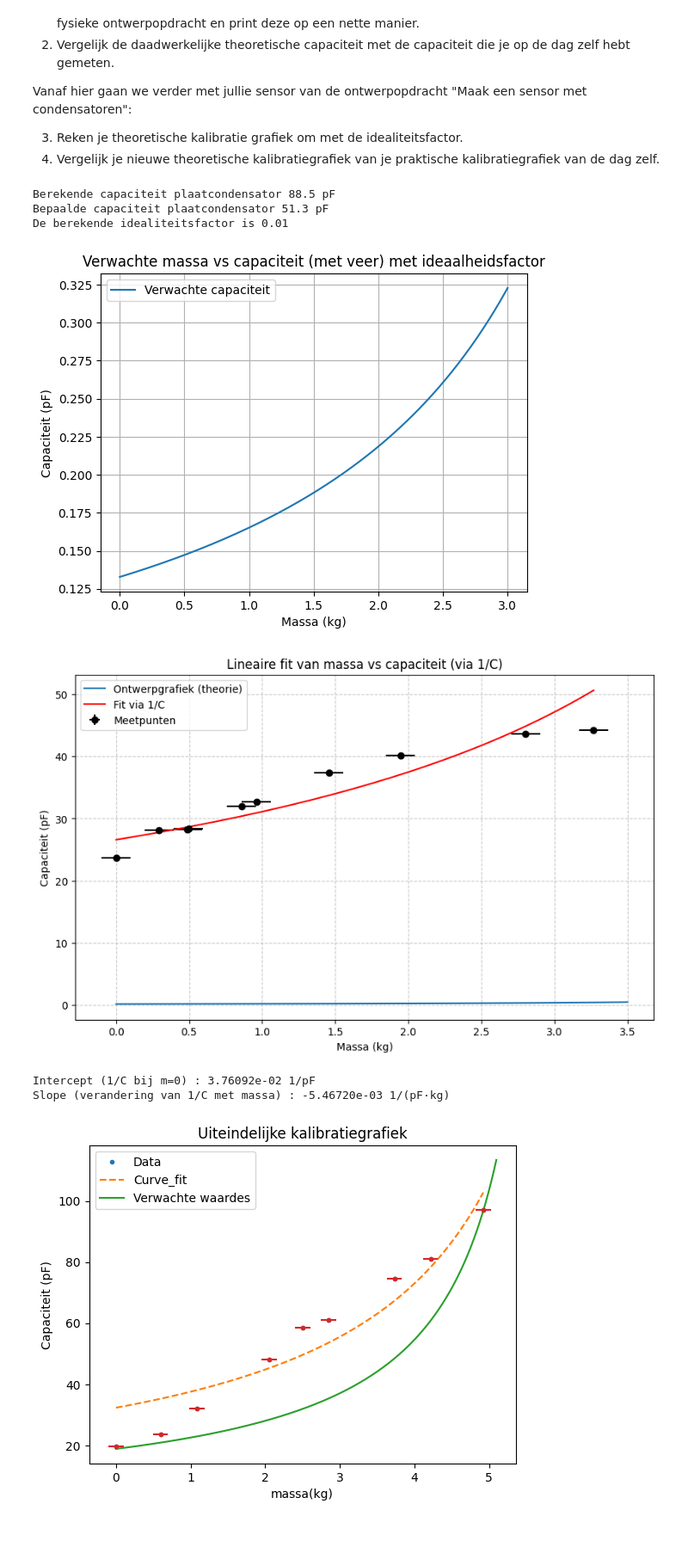
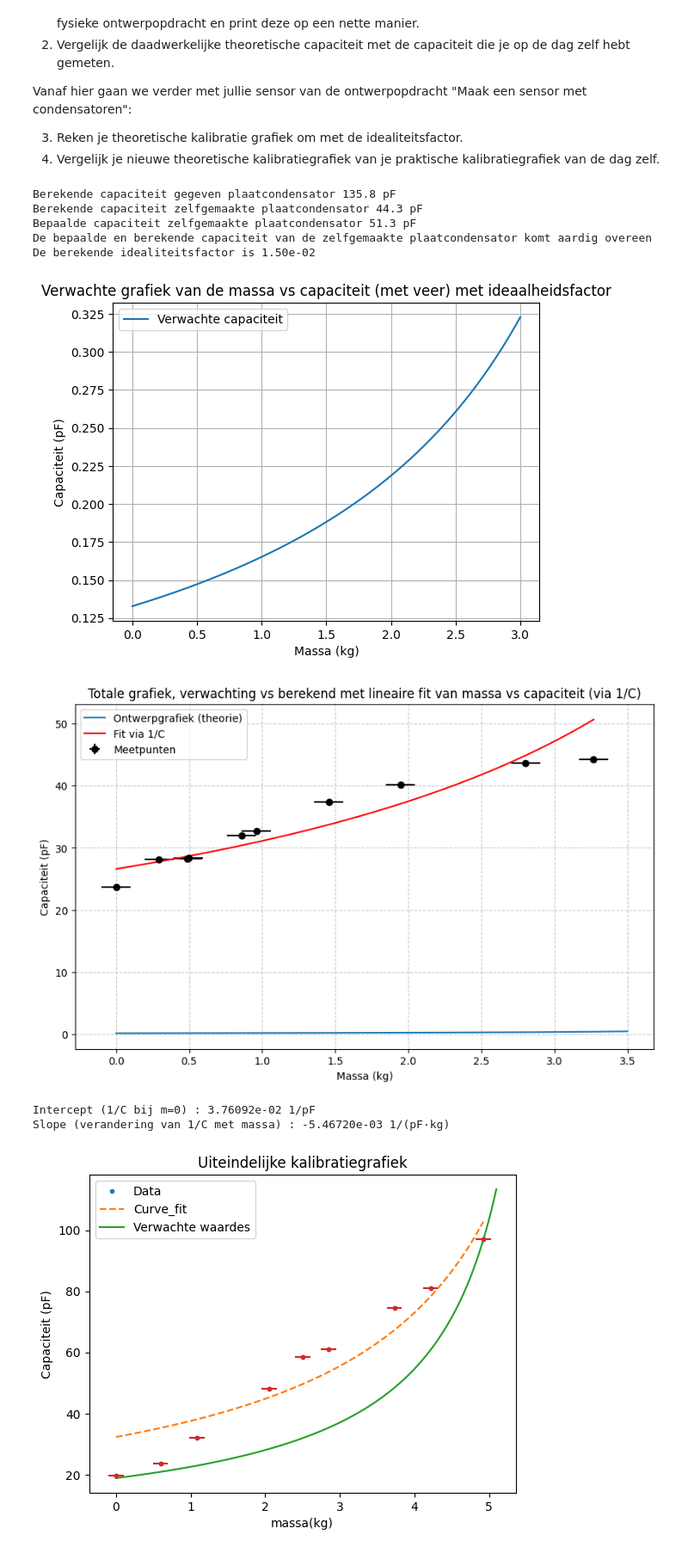
Before and after one commit to daantjebunschoten1-gif/opdrachten-DEF-D, a Jupyter notebook: DigitaleOntwerpopdrachten/1CondensatorOpdracht/CondensatorOntwerpopdracht.ipynb, the cells around one changed output. Shown at 86% size. Saved outputs shown, nothing was run; the diff lists cells and outputs as text; code cells hidden in the pictures.

```diff
--- a/DigitaleOntwerpopdrachten/1CondensatorOpdracht/CondensatorOntwerpopdracht.ipynb
+++ b/DigitaleOntwerpopdrachten/1CondensatorOpdracht/CondensatorOntwerpopdracht.ipynb
@@ -1030,18 +1035,20 @@ def vlakkeplaat(A, d, e_r):
     C = e_r * A / d
     return C
 
-#berekening met condensator en karton, 10*10 cm^2 oppervlak, dikte karton = 0.0015 meter, ongeveer 2.3 keer permivilliteit van het vacuum.
+#berekening met condensator en karton, 10*10 cm^2 oppervlak, dikte karton = 0.0015 meter, karton heeft epsilon_r ongeveer 2.3 keer de permivilliteit van het vacuum.
 
 
-print(f"Berekende capaciteit plaatcondensator {vlakkeplaat(0.01,0.0015,1.5*epsilon*10**12):.1f} pF")
-print(f"Bepaalde capaciteit plaatcondensator 51.3 pF")
+print(f"Berekende capaciteit gegeven plaatcondensator {vlakkeplaat(0.01,0.0015,2.3*epsilon*10**12):.1f} pF")
+print(f"Berekende capaciteit zelfgemaakte plaatcondensator {vlakkeplaat(0.01,0.002,epsilon*10**12):.1f} pF")
+print(f"Bepaalde capaciteit zelfgemaakte plaatcondensator 51.3 pF")
+print(f"De bepaalde en berekende capaciteit van de zelfgemaakte plaatcondensator komt aardig overeen")
 
 
 def idealiteitsfactor(d,w):
     return d/w
 
 idealiteits_factor_waarde = idealiteitsfactor(0.0015,0.1)
-print(f"De berekende idealiteitsfactor is {idealiteits_factor_waarde:.2f}")
+print(f"De berekende idealiteitsfactor is {idealiteits_factor_waarde:.2e}")
 
 # Constanten
 epsilon0 = 8.854e-12  # permittiviteit vacuüm (F/m)
@@ -1069,7 +1076,7 @@ C_pF = C * 1e12
 plt.plot(m, C_pF, label="Verwachte capaciteit")
 plt.xlabel("Massa (kg)")
 plt.ylabel("Capaciteit (pF)")
-plt.title("Verwachte massa vs capaciteit (met veer) met ideaalheidsfactor")
+plt.title("Verwachte grafiek van de massa vs capaciteit (met veer) met ideaalheidsfactor")
 plt.grid()
 plt.legend()
 plt.show()
@@ -1101,40 +1108,41 @@ def inverse_fit(m, intercept, slope):
 # fitwaardes berekenen
 y = 1 / capaciteit
 popt, pcov = curve_fit(inverse_fit, massa, y)
-
 intercept_fit, slope_fit = popt
 
 
 # fit
 m_fit = np.linspace(0, max(massa), 300)
 C_fit = 1 / inverse_fit(m_fit, intercept_fit, slope_fit)
 
 # errorbars
 x_error = 0.1
 y_error = 0 #y error wordt niet geplot, door de grootte waardoor de rest van de plot niet meer zichtbaar is
 
 
 # plotten
 plt.figure(figsize=(10,6))
 plt.plot(m_model, C_model_pF * idealiteits_factor_waarde, label="Ontwerpgrafiek (theorie)")
 plt.errorbar(massa, capaciteit, xerr=x_error, yerr=y_error, fmt='o', color='black', label='Meetpunten')
 plt.plot(m_fit, C_fit, color='red', label='Fit via 1/C')
 plt.xlabel('Massa (kg)')
 plt.ylabel('Capaciteit (pF)')
-plt.title('Lineaire fit van massa vs capaciteit (via 1/C)')
+plt.title('Totale grafiek, verwachting vs berekend met lineaire fit van massa vs capaciteit (via 1/C)')
 plt.grid(True, linestyle='--', alpha=0.7)
 plt.legend()
 plt.show()
 
 
 print(f"Intercept (1/C bij m=0) : {intercept_fit:.5e} 1/pF")
 print(f"Slope (verandering van 1/C met massa) : {slope_fit:.5e} 1/(pF·kg)")
 # %% [output]
-Berekende capaciteit plaatcondensator 88.5 pF
-Bepaalde capaciteit plaatcondensator 51.3 pF
-De berekende idealiteitsfactor is 0.01
+Berekende capaciteit gegeven plaatcondensator 135.8 pF
+Berekende capaciteit zelfgemaakte plaatcondensator 44.3 pF
+Bepaalde capaciteit zelfgemaakte plaatcondensator 51.3 pF
+De bepaalde en berekende capaciteit van de zelfgemaakte plaatcondensator komt aardig overeen
+De berekende idealiteitsfactor is 1.50e-02
-[figure, old version]
+[figure, new version]
-[figure, old version]
+[figure, new version]
 Intercept (1/C bij m=0) : 3.76092e-02 1/pF
 Slope (verandering van 1/C met massa) : -5.46720e-03 1/(pF·kg)
 # %%
```
Also changed, not shown: parts of 5 cells of this notebook, 4 other files.
